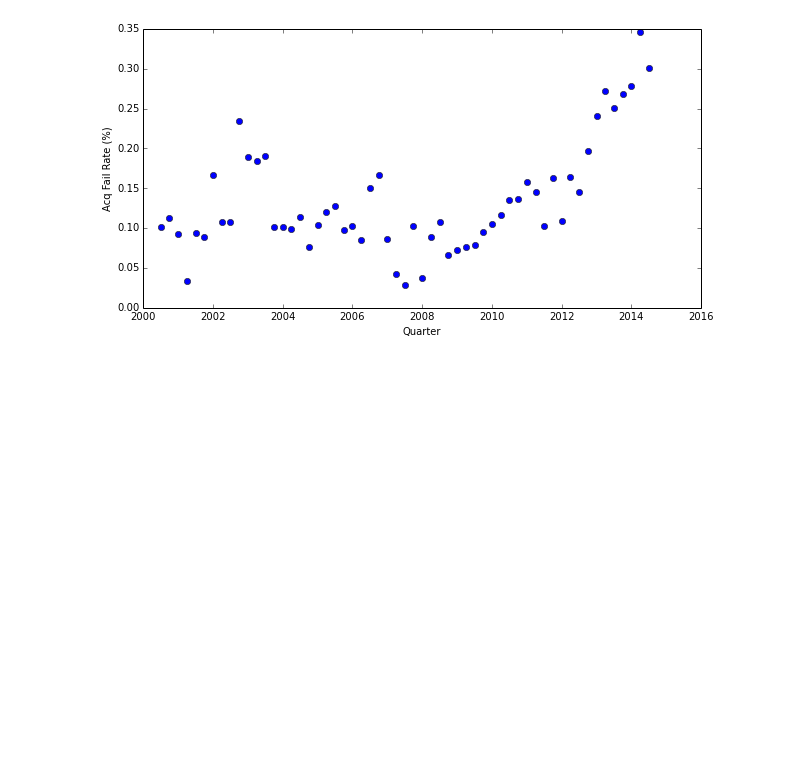
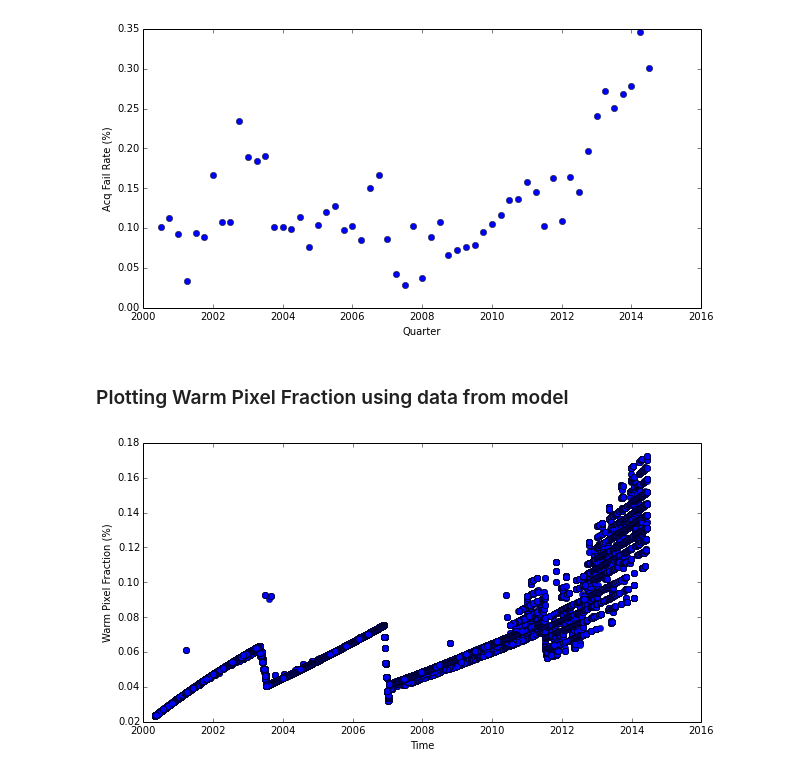
Before and after one commit to sot/aca_stats, a Jupyter notebook: dataexploration.ipynb, the cells around one changed output. Cells and saved outputs as stored; diff of their text form; code cells hidden in the pictures; blank space fills up the shorter version.

```diff
--- a/dataexploration.ipynb
+++ b/dataexploration.ipynb
@@ -69,20 +70,22 @@ for acq in acq_data:
 # %% [markdown]
 ### Misc. Subsetting of Data
 # %%
-subset_mag9 = f.subset_by_mag(acq_data, 9.0)
-subset_mag10 = f.subset_by_mag(acq_data, 10.0)
+#Subsetting the data by the floor of star magnitude
+subset_mag9 = f.smlset(acq_data, 'mag_floor', 9.0)
+subset_mag10 = f.smlset(acq_data, 'mag_floor', 10.0)
 
-obs_failed = f.subset_obcid(acq_data, "NOID")
-obs_acq = f.subset_obcid(acq_data, "ID")
+#Subsetting the data by acquisition type, NOID is failed
+obs_failed = f.smlset(acq_data, 'obc_id', "NOID")
+obs_acq = f.smlset(acq_data, 'obc_id', "ID")
 
-failed9s = f.subset_obcid(subset_mag9, "NOID")
-acqrd9s = f.subset_obcid(subset_mag9, "ID")
+#Subsetting the data by acquisition type & floor of star magnitude
+failed9s = f.smlset(subset_mag9, 'obc_id', "NOID")
+acqrd9s = f.smlset(subset_mag9, 'obc_id', "ID")
+failed10s = f.smlset(subset_mag10, 'obc_id', "NOID")
+acqrd10s = f.smlset(subset_mag10, 'obc_id', "ID")
 
-failed10s = f.subset_obcid(subset_mag10, "NOID")
-acqrd10s = f.subset_obcid(subset_mag10, "ID")
-
+#Creating dark current vals from custom function... Not useful
 darkvals = genfromtxt('data/N100.csv', dtype=None, delimiter='\t', names=True)
-
 t = Time(darkvals['Date_YearDOY'])
 # %% [markdown]
 ### Subsetting and binning by Quarter
@@ -133,3 +136,17 @@ plot_failures(mag9, 'plots/mag9.pdf')
 plot_failures(mag10, 'plots/mag10.pdf')
 # %% [output]
 [figure]
+# %% [markdown]
+### Plotting Warm Pixel Fraction using data from model
+# %%
+def plot_warmpix_fromfile(subset, fname):
+    F = plt.figure()
+    plt.plot(subset.tstart_jyear,subset.warm_pix, marker='o', linestyle="")
+    plt.xlabel('Time')
+    plt.ylabel('Warm Pixel Fraction (%)')
+    F.set_size_inches(10,5)
+    plt.show()
+# %%
+plot_warmpix_fromfile(subset_mag9, 'plots/subsetmag9.pdf')
+# %% [output]
+[figure, added]
```
Also changed, not shown: parts of 7 cells of this notebook, 1 other file.
